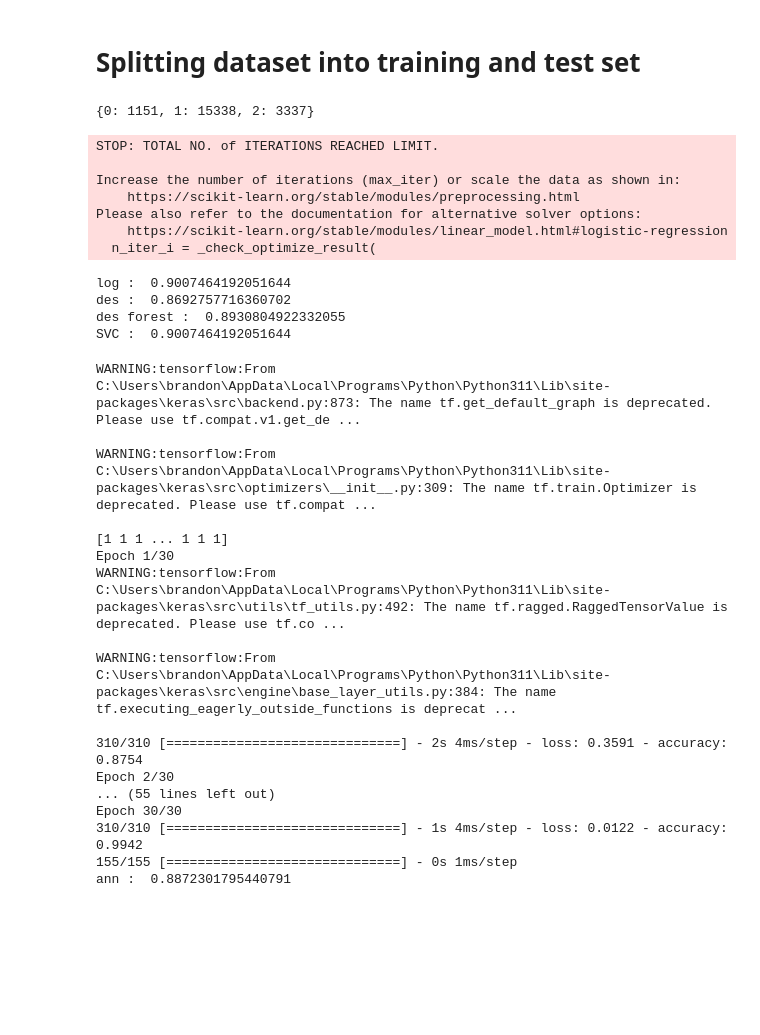
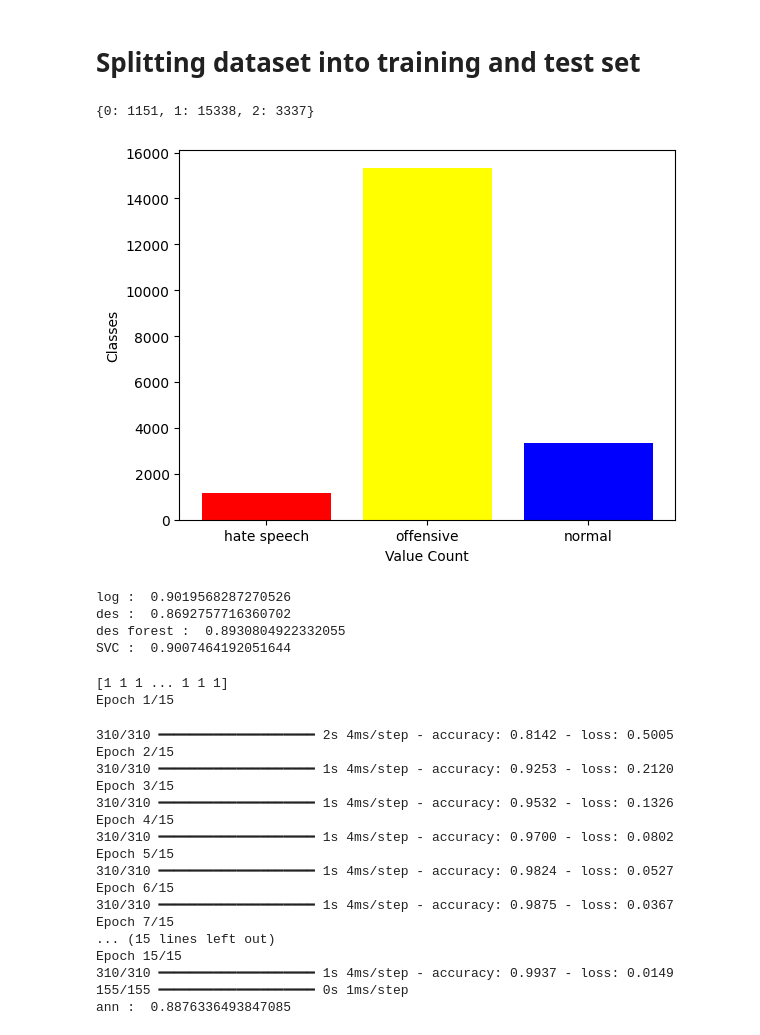
Before and after one commit to brandon12277/SpeakSphere, a Jupyter notebook: ml nodles/Innapropriate_text.ipynb, the cells around one changed output. Saved outputs shown, nothing was run; the diff lists cells and outputs as text; code cells hidden in the pictures; blank space fills up the shorter version.

```diff
--- a/ml nodles/Innapropriate_text.ipynb
+++ b/ml nodles/Innapropriate_text.ipynb
@@ -42,7 +41,7 @@ length = len(X)
 all_stopwords = stopwords.words('english')
 all_stopwords.remove('not')
 for i in range(0,length):
-  tweet = re.sub(r'https?://\S+|www\.\S+',"",X[i],flags = re.MULTILINE)
+  tweet = re.sub(r'https?://\S+|www\.\S+',"",X[i])
   tweet = re.sub(r'@\w+\s*','',X[i])
   tweet = re.sub(r'&#\w+\s*','',X[i])
   tweet = re.sub('[^a-zA-Z]', ' ', X[i])
@@ -54,5 +53,5 @@ for i in range(0,length):
   clean_tweet_data.append(tweet)
 
 
-print(clean_tweet_data)
+clean_tweet_data[:10]
 # %% [output]
@@ -83,22 +91,31 @@ X_train, X_test, y_train, y_test = train_test_split(X, Y, test_size = 0.20, rand
 # %%
 from sklearn.preprocessing import LabelEncoder
 label_encoder = LabelEncoder()
 
 # Encode the labels
 y_train = label_encoder.fit_transform(y_train)
 y_test = label_encoder.fit_transform(y_test)
 count = {
     0:0,
     1:0,
     2:0
 }
 
 for i in y_train:
     count[i]+=1
 
 print(count)
+
+keys = ['hate speech','offensive','normal']
+values = count.values()
+
+plt.bar(keys,values,color = ['red','yellow','blue'])
+plt.xlabel("Value Count")
+plt.ylabel("Classes")
+plt.show()
 # %% [output]
 {0: 1151, 1: 15338, 2: 3337}
+[figure, added]
 # %%
 from sklearn.linear_model import LogisticRegression
 from sklearn.tree import DecisionTreeClassifier
@@ -124,14 +141,6 @@ y_pred_svc = svc.predict(X_test)
 y_pred_log = model.predict(X_test)
 y_pred_r = classifier.predict(X_test)
 y_pred_rf = classifier2.predict(X_test)
-# %% [output]
-STOP: TOTAL NO. of ITERATIONS REACHED LIMIT.
-
-Increase the number of iterations (max_iter) or scale the data as shown in:
-    https://scikit-learn.org/stable/modules/preprocessing.html
-Please also refer to the documentation for alternative solver options:
-    https://scikit-learn.org/stable/modules/linear_model.html#logistic-regression
-  n_iter_i = _check_optimize_result(
 # %%
 from sklearn.metrics import accuracy_score,confusion_matrix
 
@@ -147,7 +156,7 @@ print("des : ",score_r)
 print("des forest : ",score_rf)
 print("SVC : ",score_sv)
 # %% [output]
-log :  0.9007464192051644
+log :  0.9019568287270526
 des :  0.8692757716360702
 des forest :  0.8930804922332055
 SVC :  0.9007464192051644
@@ -163,29 +172,31 @@ ann.add(tf.keras.layers.Dense(units = 3, activation='softmax'))
 
 ann.compile(optimizer = 'adam', loss='sparse_categorical_crossentropy', metrics = ['accuracy'])
 print(y_train)
-ann.fit(X_train, y_train, batch_size = 64, epochs = 30)
+ann.fit(X_train, y_train, batch_size = 64, epochs = 15)
 y_pred_ann = np.argmax(ann.predict(X_test),axis=1)
 
 score_an =accuracy_score(y_test,y_pred_ann)
 print("ann : ",score_an)
 # %% [output]
-WARNING:tensorflow:From C:\Users\brandon\AppData\Local\Programs\Python\Python311\Lib\site-packages\keras\src\backend.py:873: The name tf.get_default_graph is deprecated. Please use tf.compat.v1.get_de ...
-
-WARNING:tensorflow:From C:\Users\brandon\AppData\Local\Programs\Python\Python311\Lib\site-packages\keras\src\optimizers\__init__.py:309: The name tf.train.Optimizer is deprecated. Please use tf.compat ...
-
 [1 1 1 ... 1 1 1]
-Epoch 1/30
-WARNING:tensorflow:From C:\Users\brandon\AppData\Local\Programs\Python\Python311\Lib\site-packages\keras\src\utils\tf_utils.py:492: The name tf.ragged.RaggedTensorValue is deprecated. Please use tf.co ...
-
-WARNING:tensorflow:From C:\Users\brandon\AppData\Local\Programs\Python\Python311\Lib\site-packages\keras\src\engine\base_layer_utils.py:384: The name tf.executing_eagerly_outside_functions is deprecat ...
-
-310/310 [==============================] - 2s 4ms/step - loss: 0.3591 - accuracy: 0.8754
-Epoch 2/30
-... (55 lines left out)
-Epoch 30/30
-310/310 [==============================] - 1s 4ms/step - loss: 0.0122 - accuracy: 0.9942
-155/155 [==============================] - 0s 1ms/step
-ann :  0.8872301795440791
+Epoch 1/15
+310/310 ━━━━━━━━━━━━━━━━━━━━ 2s 4ms/step - accuracy: 0.8142 - loss: 0.5005
+Epoch 2/15
+310/310 ━━━━━━━━━━━━━━━━━━━━ 1s 4ms/step - accuracy: 0.9253 - loss: 0.2120
+Epoch 3/15
+310/310 ━━━━━━━━━━━━━━━━━━━━ 1s 4ms/step - accuracy: 0.9532 - loss: 0.1326
+Epoch 4/15
+310/310 ━━━━━━━━━━━━━━━━━━━━ 1s 4ms/step - accuracy: 0.9700 - loss: 0.0802
+Epoch 5/15
+310/310 ━━━━━━━━━━━━━━━━━━━━ 1s 4ms/step - accuracy: 0.9824 - loss: 0.0527
+Epoch 6/15
+310/310 ━━━━━━━━━━━━━━━━━━━━ 1s 4ms/step - accuracy: 0.9875 - loss: 0.0367
+Epoch 7/15
+... (15 lines left out)
+Epoch 15/15
+310/310 ━━━━━━━━━━━━━━━━━━━━ 1s 4ms/step - accuracy: 0.9937 - loss: 0.0149
+155/155 ━━━━━━━━━━━━━━━━━━━━ 0s 1ms/step
+ann :  0.8876336493847085
 # %%
 import joblib
 prediction = ["hate_speech","offensive","Normal"]
```
Also changed, not shown: parts of 3 cells of this notebook, 4 other files.
